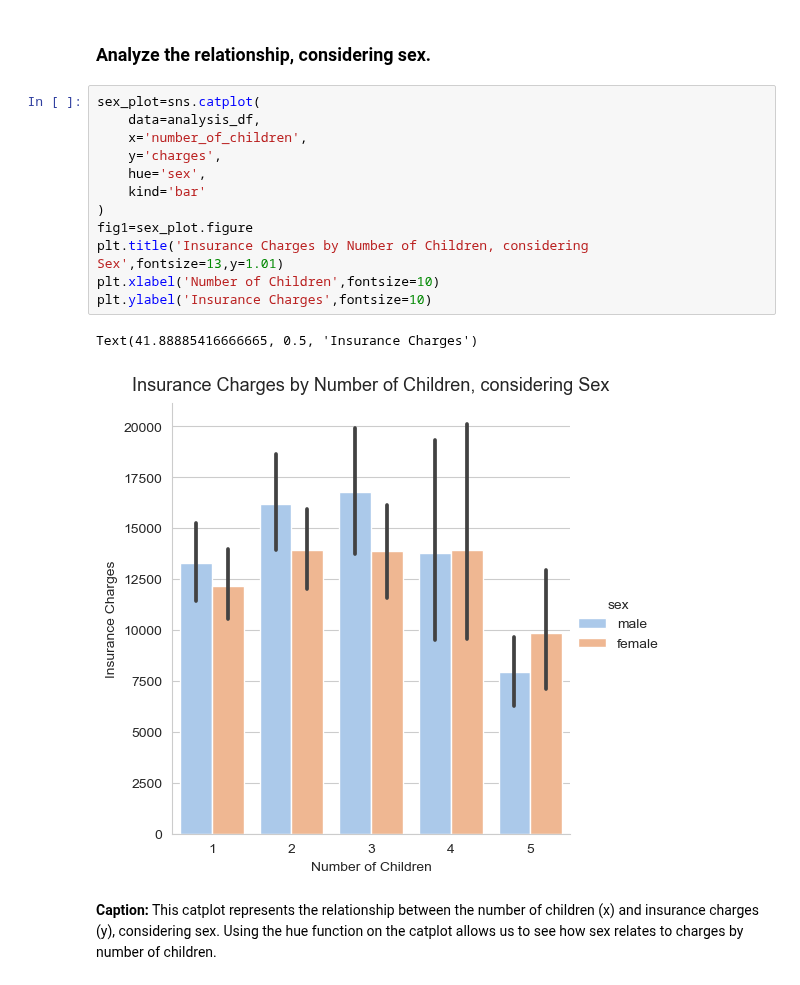
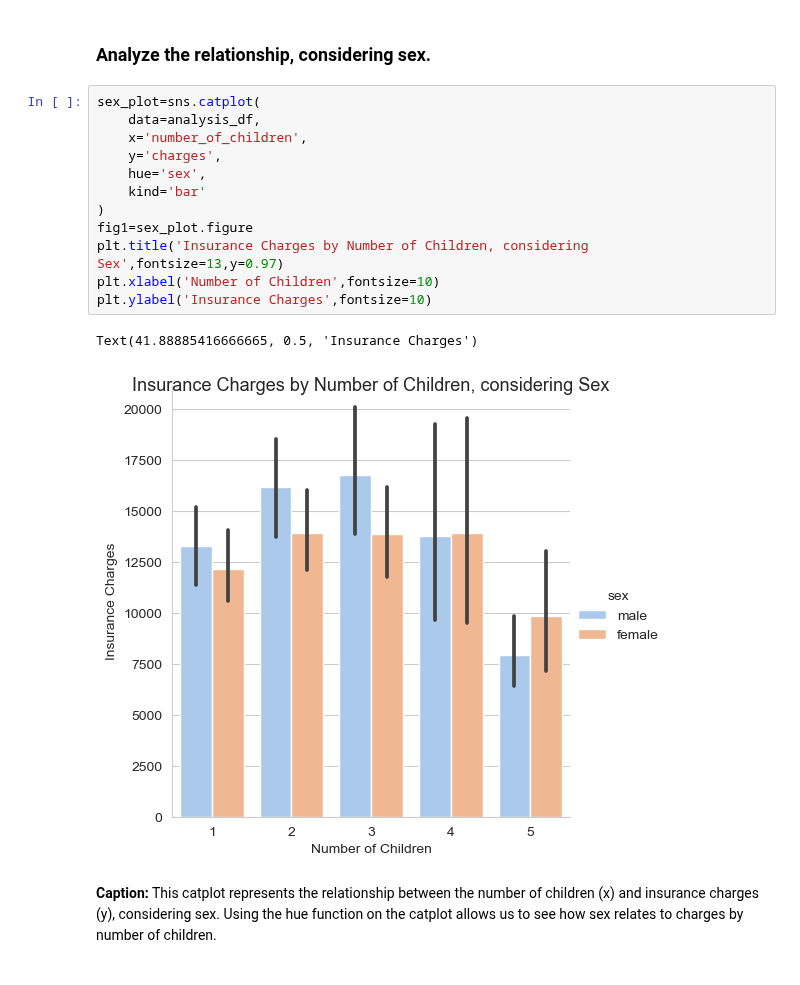
Before and after one commit to ubco-W2022T2-data301/project-group-group25, a Jupyter notebook: analysis/analysis3.ipynb, the cells around one changed output. Cells and saved outputs as stored; diff of their text form.

```diff
--- a/analysis/analysis3.ipynb
+++ b/analysis/analysis3.ipynb
@@ -364,18 +364,18 @@ To conclude on these mediating factors, I will analyze this relationship between
 # %%
 sex_plot=sns.catplot(
     data=analysis_df,
     x='number_of_children',
     y='charges',
     hue='sex',
     kind='bar'
 )
 fig1=sex_plot.figure
-plt.title('Insurance Charges by Number of Children, considering Sex',fontsize=13,y=1.01)
+plt.title('Insurance Charges by Number of Children, considering Sex',fontsize=13,y=0.97)
 plt.xlabel('Number of Children',fontsize=10)
 plt.ylabel('Insurance Charges',fontsize=10)
 # %% [output]
 Text(41.88885416666665, 0.5, 'Insurance Charges')
-[figure, old version]
+[figure, new version]
 # %% [markdown]
 **Caption:** This catplot represents the relationship between the number of children (x) and insurance charges (y), considering sex. Using the hue function on the catplot allows us to see how sex relates to charges by number of children.
 # %% [markdown]
```
Also changed, not shown: parts of 6 cells of this notebook, 4 other files.
